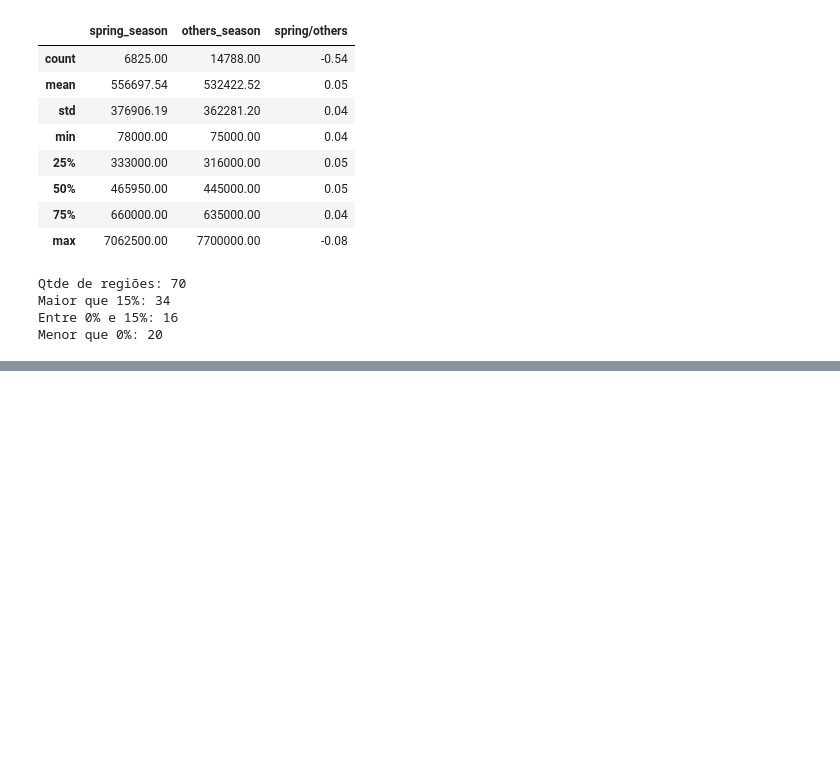
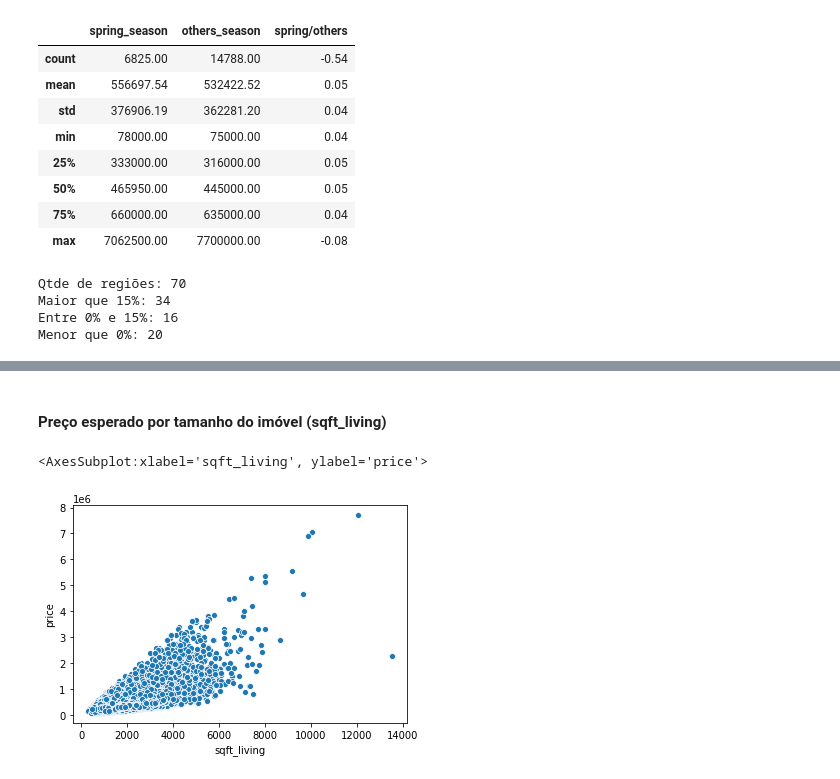
Before and after one commit to gdelimacarvalho/house_rocket_project, a Jupyter notebook: House_Rocket_project.ipynb, the cells around one changed output, grey strips where cells are left out. Drawn from its saved outputs; the diff is of its cells as text; code cells hidden in the pictures; blank space fills up the shorter version.

```diff
--- a/House_Rocket_project.ipynb
+++ b/House_Rocket_project.ipynb
@@ -348,0 +375,5 @@ np.percentile(data['price'], 75)
+# %%
+# mediana por zipcode (região)
+median_zipcode = data[['zipcode', 'price']].groupby('zipcode').median().reset_index()
+data = data.merge(median_zipcode, on='zipcode', suffixes=('', '_zipcode_median'))
+data
@@ -348,0 +394,7 @@ np.percentile(data['price'], 75)
+# %% [markdown]
+#### Preço esperado por tamanho do imóvel (sqft_living)
+# %%
+sns.scatterplot(data=data, x='sqft_living', y='price')
+# %% [output]
+<AxesSubplot:xlabel='sqft_living', ylabel='price'>
+[figure, added]
```
Also changed, not shown: parts of 31 cells of this notebook.
